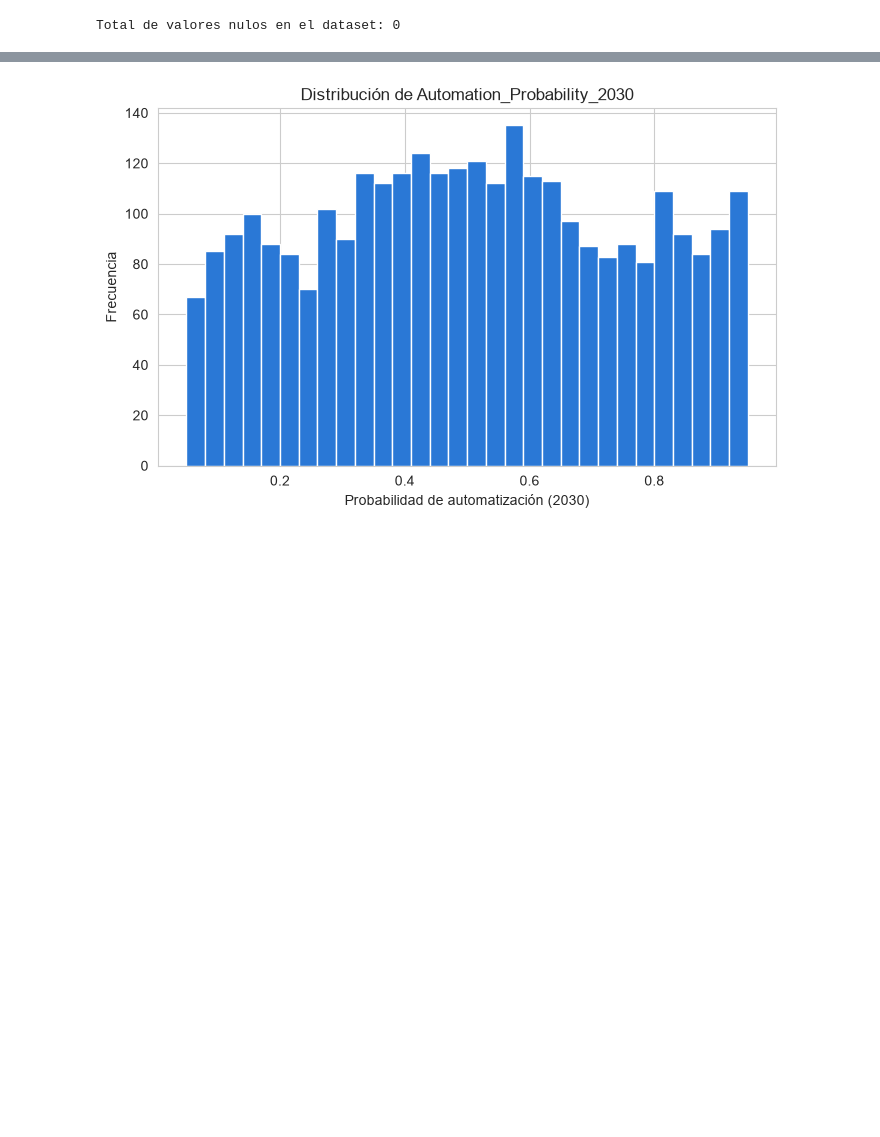
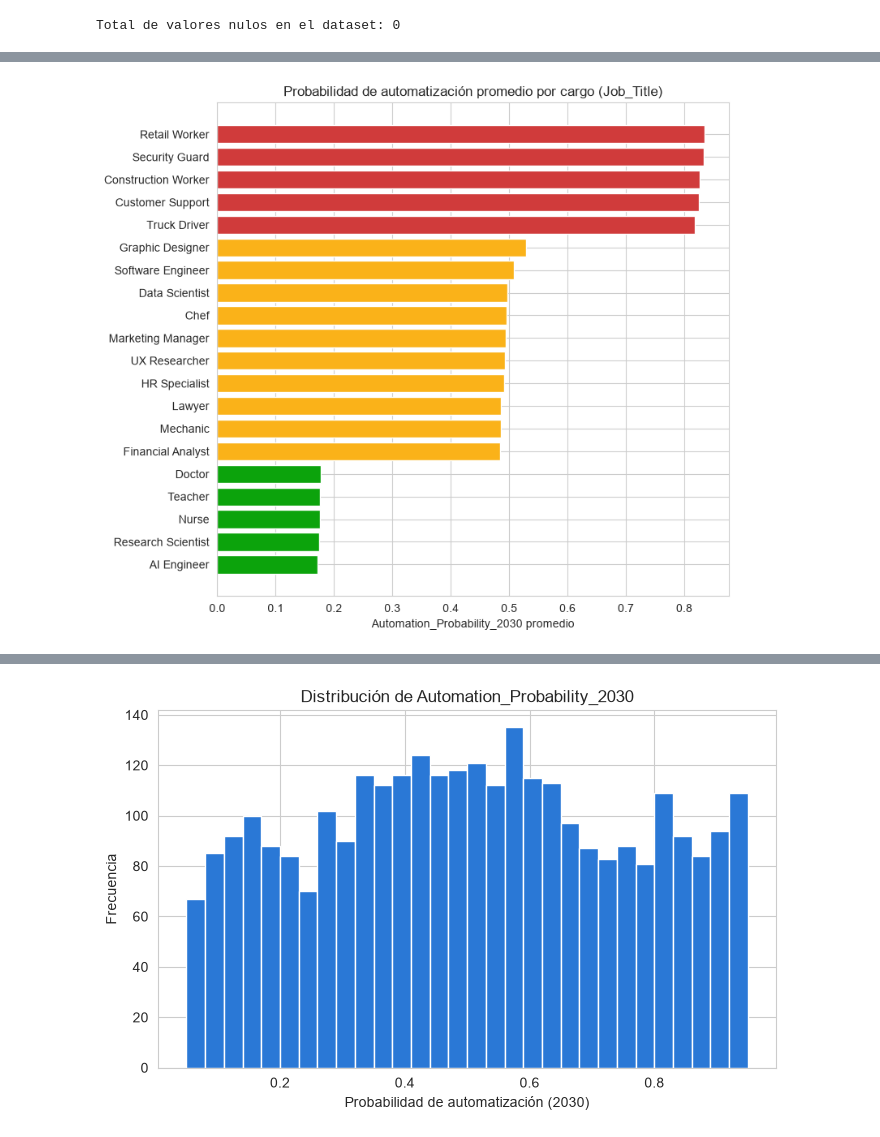
Before and after one commit to robertomoncada-blip/Magister_ciencia_datos, a Jupyter notebook: MCDI504/notebooks/F2_Regresion.ipynb, the cells around one changed output, grey strips where cells are left out. Drawn from its saved outputs; the diff is of its cells as text; code cells hidden in the pictures; blank space fills up the shorter version.

```diff
--- a/MCDI504/notebooks/F2_Regresion.ipynb
+++ b/MCDI504/notebooks/F2_Regresion.ipynb
@@ -142,0 +172,20 @@ En consecuencia, el conjunto final de **15 variables predictoras** queda compues
+# %%
+def color_por_riesgo(v):
+    if v < 0.30:
+        return "#0ca30c"   # riesgo bajo
+    elif v < 0.70:
+        return "#fab219"   # riesgo medio
+    return "#d03b3b"       # riesgo alto
+
+medias_ordenadas = df.groupby("Job_Title")["Automation_Probability_2030"].mean().sort_values()
+colores_barras = [color_por_riesgo(v) for v in medias_ordenadas]
+
+plt.figure(figsize=(8, 7))
+plt.barh(medias_ordenadas.index, medias_ordenadas.values, color=colores_barras)
+plt.xlabel("Automation_Probability_2030 promedio")
+plt.title("Probabilidad de automatización promedio por cargo (Job_Title)")
+plt.tight_layout()
+plt.savefig("../figures/f2_job_title_means.png", dpi=150, bbox_inches="tight")
+plt.show()
+# %% [output]
+[figure, added]
```
Also changed, not shown: parts of 32 cells of this notebook, 6 other files.
